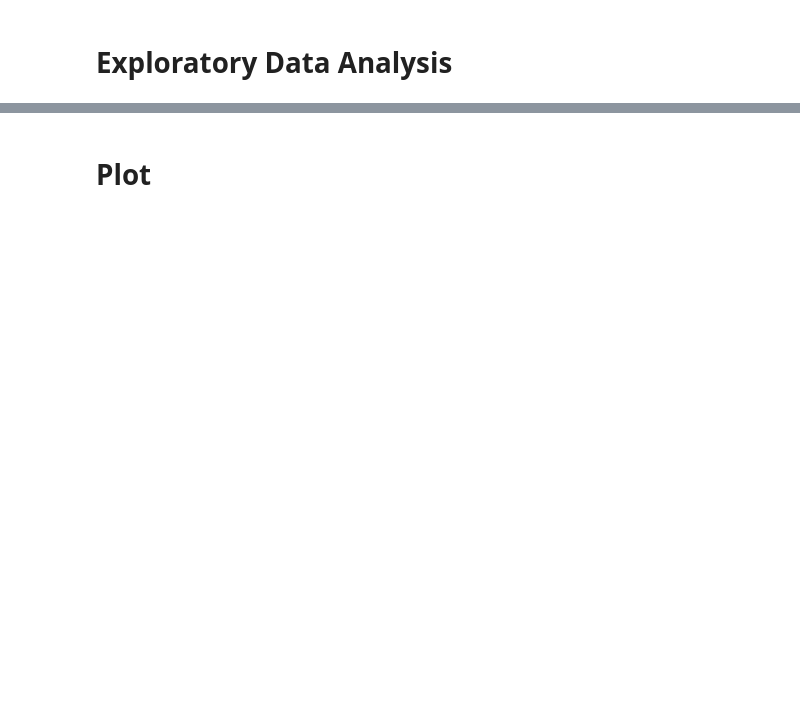
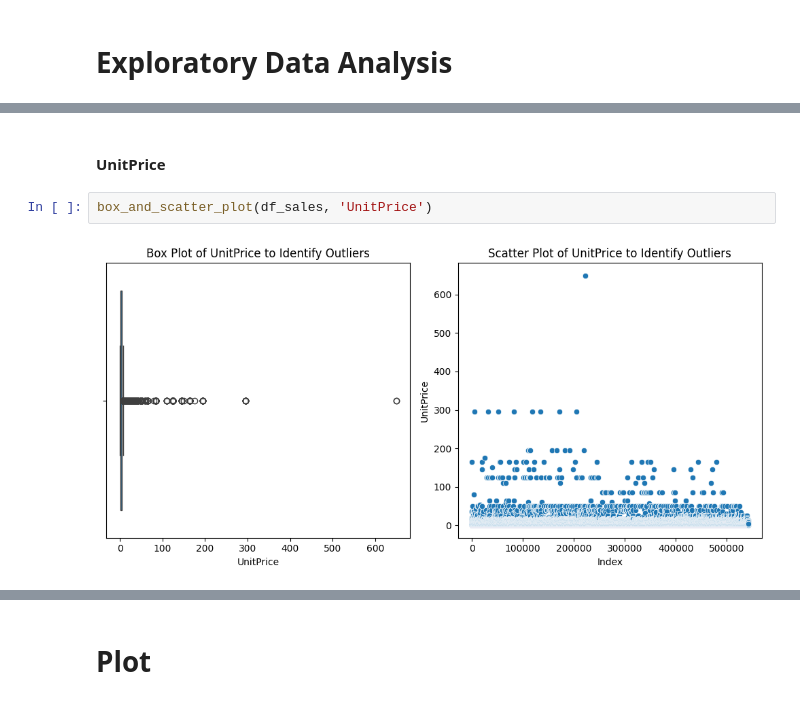
Before and after one commit to Elisaottoboni/Online_Retail_Sales_Customer_Data_Project, a Jupyter notebook: Online_Retail_Sales.ipynb, the cells around one changed output, grey strips where cells are left out. Cells and saved outputs as stored; diff of their text form; blank space fills up the shorter version.

```diff
--- a/Online_Retail_Sales.ipynb
+++ b/Online_Retail_Sales.ipynb
@@ -73,0 +141,6 @@ sales_df.shape
+# %% [markdown]
+#### UnitPrice
+# %%
+box_and_scatter_plot(df_sales, 'UnitPrice')
+# %% [output]
+[figure, added]
```
Also changed, not shown: parts of 59 cells of this notebook, 18 other files.
